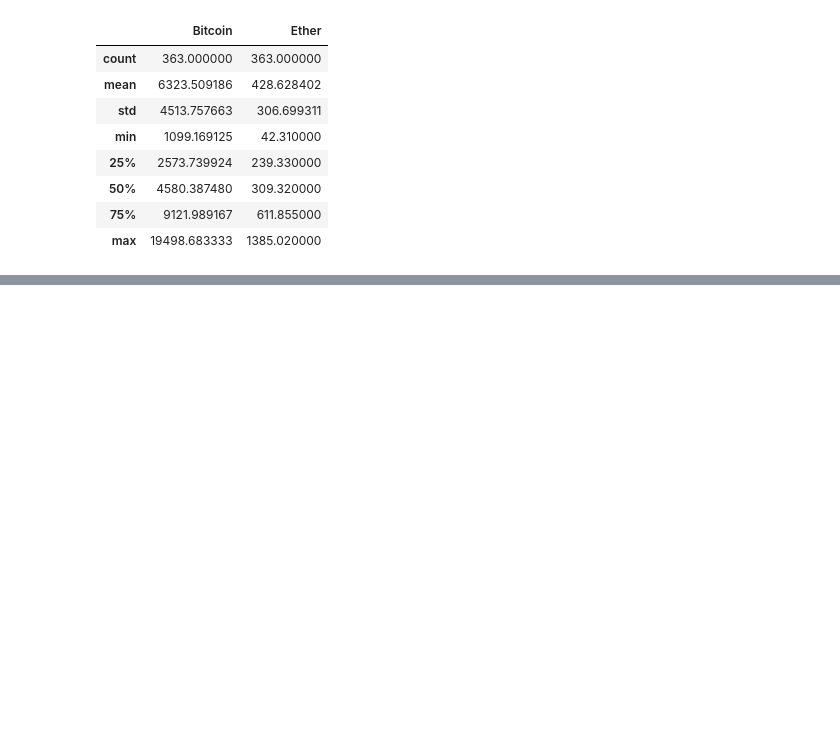
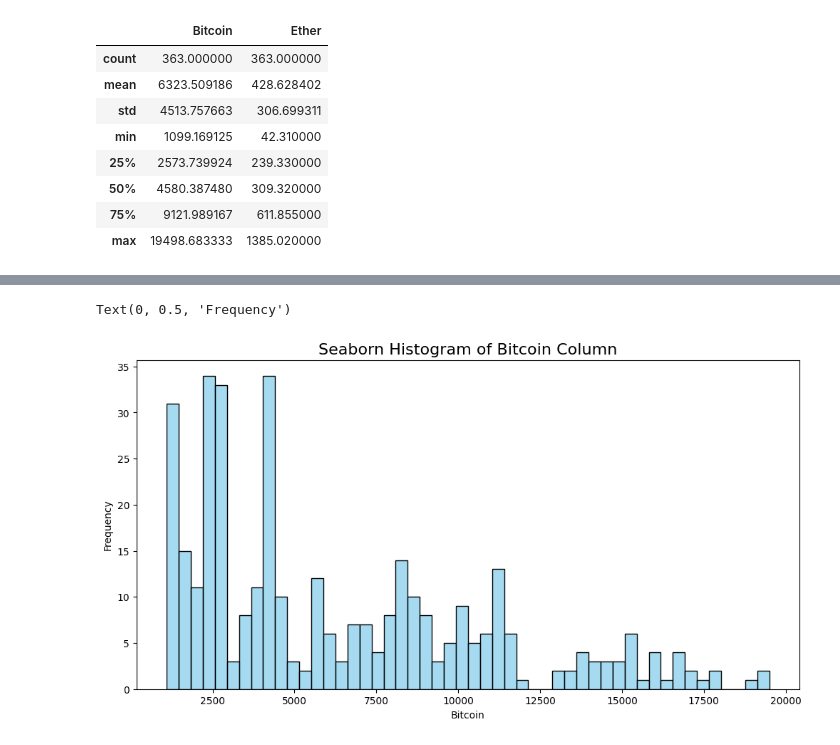
Before and after one commit to yfwjay/Data-Science-Foundations, a Jupyter notebook: matplotlib_basics/real_example.ipynb, the cells around one changed output, grey strips where cells are left out. Drawn from its saved outputs; the diff is of its cells as text; code cells hidden in the pictures; blank space fills up the shorter version.

```diff
--- a/matplotlib_basics/real_example.ipynb
+++ b/matplotlib_basics/real_example.ipynb
@@ -185,0 +204,12 @@ df_cleaned.describe()
+# %%
+# We can try and plot the same using seaborn
+
+fig , axes = plt.subplots(figsize = (12 , 6))
+
+sns.histplot( df_cleaned['Bitcoin'],ax= axes , bins= 50 , color= 'skyblue')
+
+axes.set_title("Seaborn Histogram of Bitcoin Column" , fontsize = 16)
+axes.set_ylabel('Frequency')
+# %% [output]
+Text(0, 0.5, 'Frequency')
+[figure, added]
```
Also changed, not shown: parts of 9 cells of this notebook.
